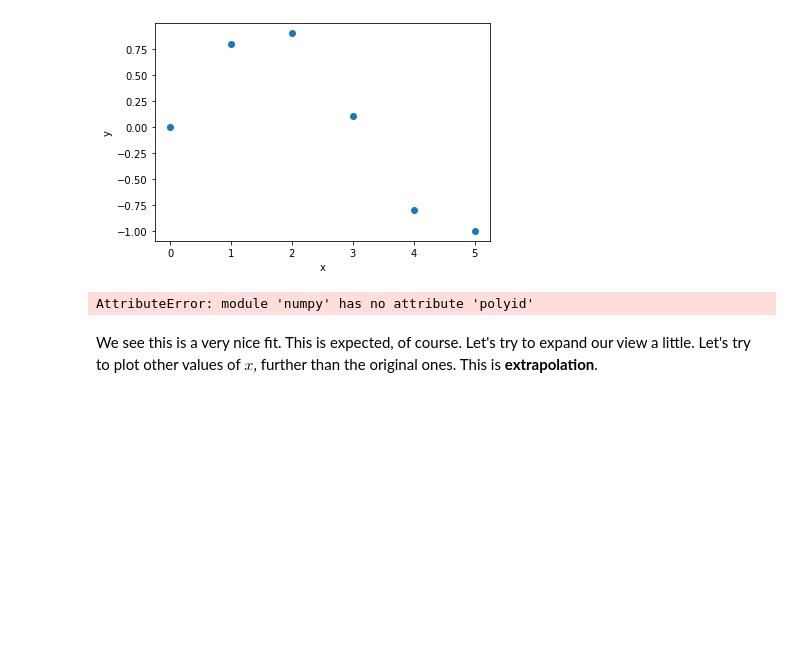
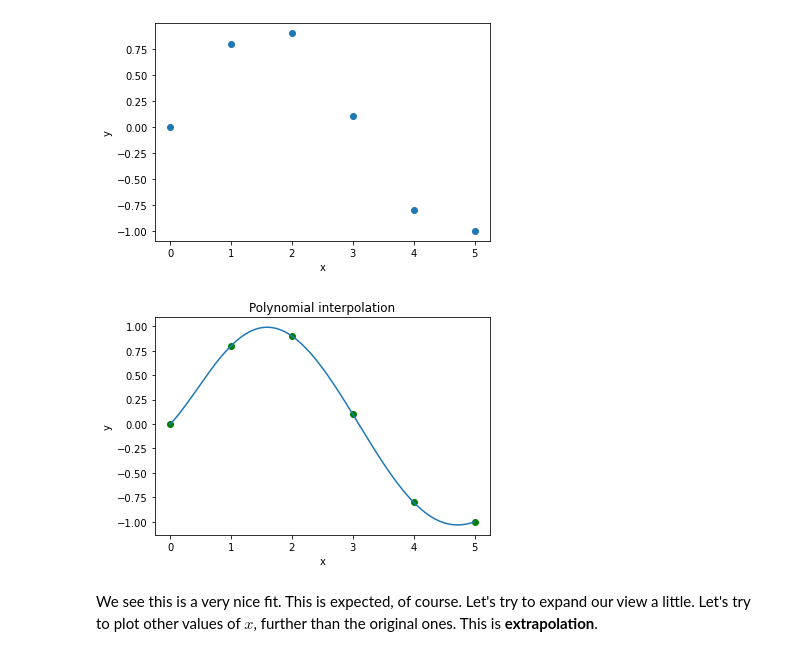
Before and after one commit to kalinpetrovbg/SoftUni-Machine-Learning, a Jupyter notebook: Math Concepts/02. Basic Algebra/Basic Algebra Exercise.ipynb, the cells around one changed output. Cells and saved outputs as stored; diff of their text form; code cells hidden in the pictures; blank space fills up the shorter version.

```diff
--- a/Math Concepts/02. Basic Algebra/Basic Algebra Exercise.ipynb
+++ b/Math Concepts/02. Basic Algebra/Basic Algebra Exercise.ipynb
@@ -89,9 +96,9 @@ def interpolate_polynomial(points, degree, min_x, max_x):
     plt.plot(x_poly, y_poly)
     plt.show()
 # %%
-interpolate_polynomial(points, len(points) - 1, np.min(points[:, 0]), np.max(points[:, 0]))
+interpolate_polynomial(points, len(points) - 1, np.min(points[:, 0]), np.max(points[:, 0]), "Polynomial interpolation")
 # %% [output]
-AttributeError: module 'numpy' has no attribute 'polyid'
+[figure, added]
 # %% [markdown]
 We see this is a very nice fit. This is expected, of course. Let's try to expand our view a little. Let's try to plot other values of $x$, further than the original ones. This is **extrapolation**.
 # %%
```
Also changed, not shown: parts of 30 cells of this notebook.
